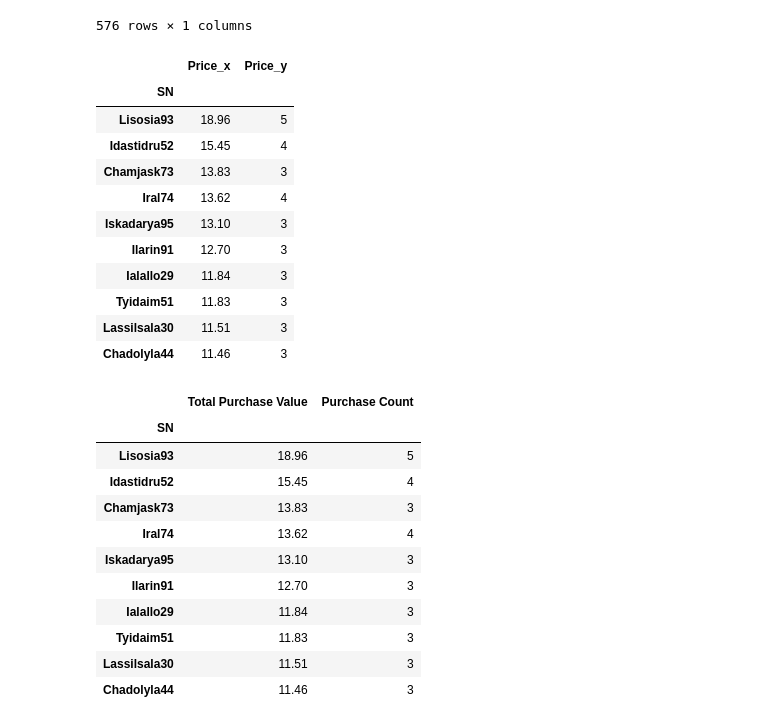
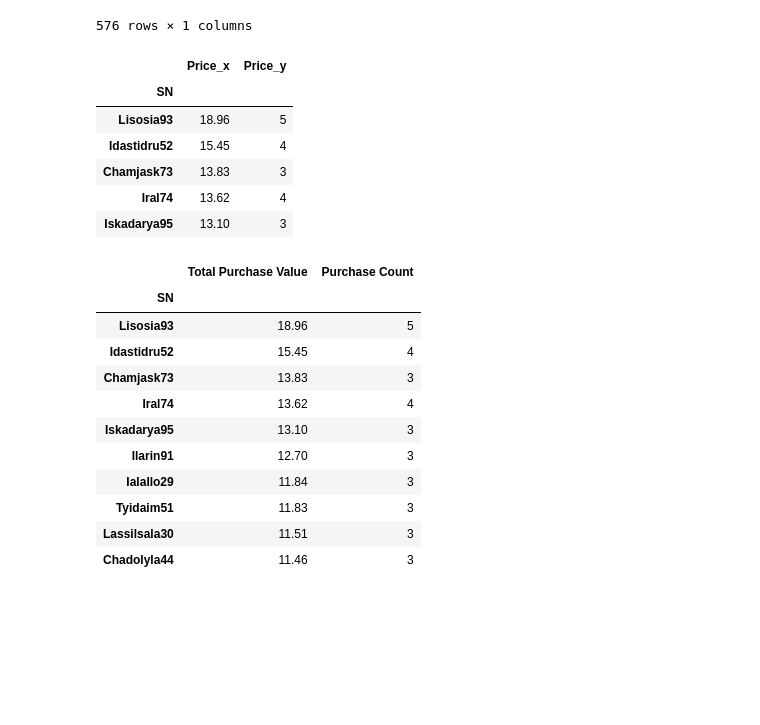
Before and after one commit to juliemcbaker/pandas-challenge, a Jupyter notebook: HeroesOfPymoli/HeroesOfPymoli_baker.ipynb, the cells around one changed output. Cells and saved outputs as stored; diff of their text form; code cells hidden in the pictures; blank space fills up the shorter version.

Commit message:
Cleaned up top 5 section.

```diff
--- a/HeroesOfPymoli/HeroesOfPymoli_baker.ipynb
+++ b/HeroesOfPymoli/HeroesOfPymoli_baker.ipynb
@@ -489,24 +463,18 @@ purchase_counts_df
 | Zhisrisu83 | 2 |
 | Zontibe81 | 3 |
 576 rows × 1 columns
-# %%
-#   THIS WORKS
-# Do inner join of previous sections
-top10_hold_df = pd.merge(top10_spend_df, purchase_counts_df, on='SN')
-top10_hold_df
-# %% [output]
-|  | Price_x | Price_y |
-| SN |  |  |
-| Lisosia93 | 18.96 | 5 |
-| Idastidru52 | 15.45 | 4 |
-| Chamjask73 | 13.83 | 3 |
-| Iral74 | 13.62 | 4 |
-| Iskadarya95 | 13.10 | 3 |
-| Ilarin91 | 12.70 | 3 |
-| Ialallo29 | 11.84 | 3 |
-| Tyidaim51 | 11.83 | 3 |
-| Lassilsala30 | 11.51 | 3 |
-| Chadolyla44 | 11.46 | 3 |
+# %%
+# Join top 5 spenders to their purchase counts via inner join
+top5_hold_df = pd.merge(top5_spend_df, purchase_counts_df, on='SN')
+top5_hold_df
+# %% [output]
+|  | Price_x | Price_y |
+| SN |  |  |
+| Lisosia93 | 18.96 | 5 |
+| Idastidru52 | 15.45 | 4 |
+| Chamjask73 | 13.83 | 3 |
+| Iral74 | 13.62 | 4 |
+| Iskadarya95 | 13.10 | 3 |
 # %%
 # Renaming columns
 top10_hold_df2 = top10_hold_df.rename(columns={'Price_x': 'Total Purchase Value', 'Price_y': 'Purchase Count'})
```
Also changed, not shown: parts of 4 cells of this notebook.
